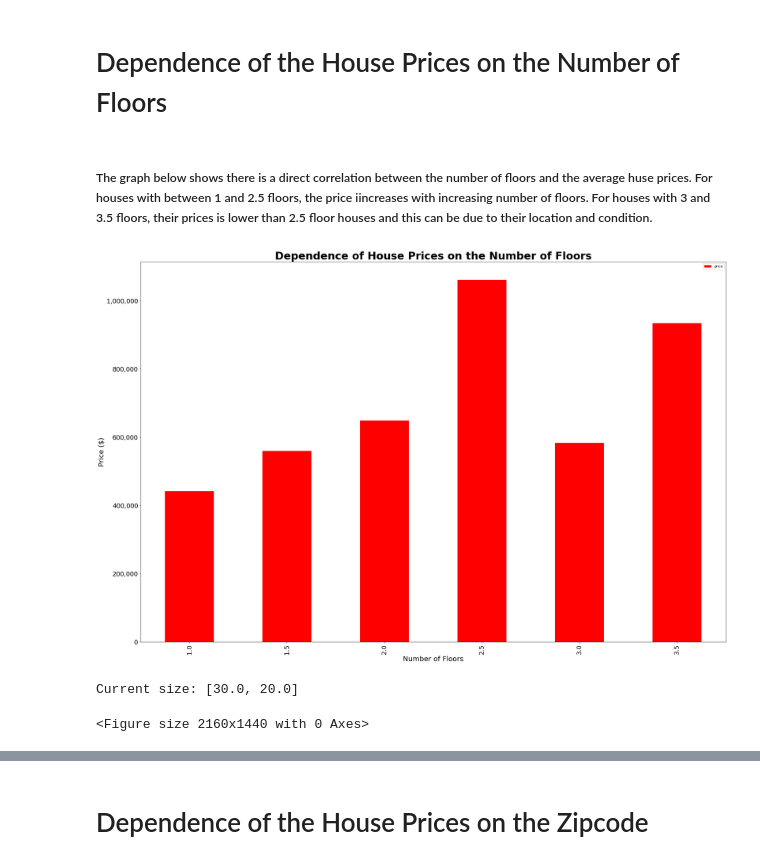
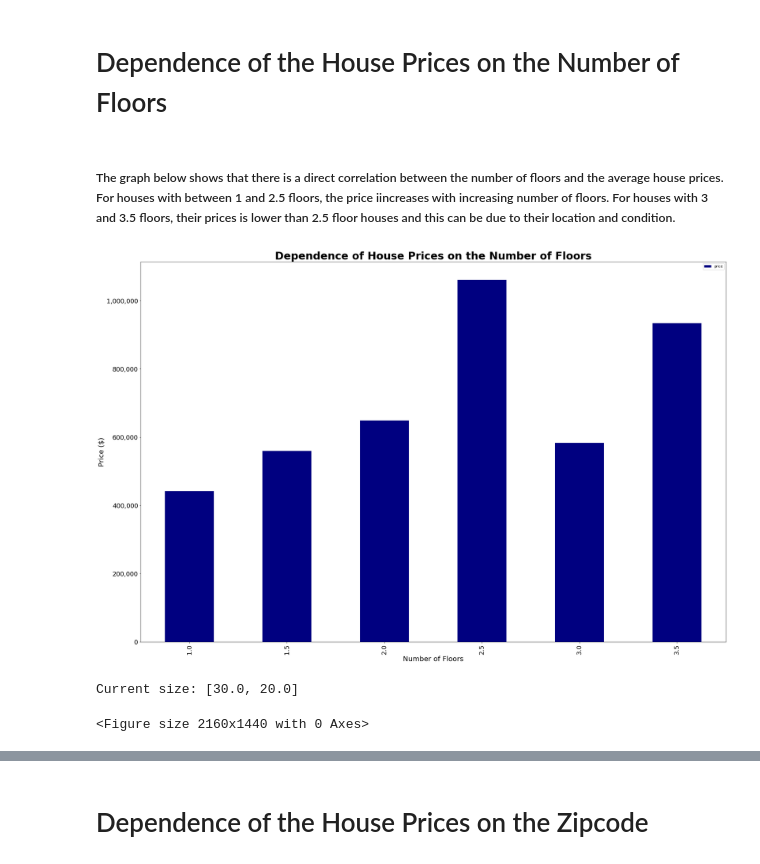
Before and after one commit to kavehamini/Impact_of_weather_on_home_sales, a Jupyter notebook: The Project/weathervshomesales.ipynb, the cells around one changed output, grey strips where cells are left out. Drawn from its saved outputs; the diff is of its cells as text; code cells hidden in the pictures.

```diff
--- a/The Project/weathervshomesales.ipynb
+++ b/The Project/weathervshomesales.ipynb
@@ -272,34 +272,34 @@ floordf
 # %% [markdown]
 # Dependence of the House Prices on the Number of Floors
 # %% [markdown]
-##### The graph below shows there is a direct correlation between the number of floors and the average huse prices. For houses with between 1 and 2.5 floors, the price iincreases with increasing number of floors. For houses with 3 and 3.5 floors, their prices is lower than 2.5 floor houses and this can be due to their location and condition.
+##### The graph below shows that there is a direct correlation between the number of floors and the average house prices. For houses with between 1 and 2.5 floors, the price iincreases with increasing number of floors. For houses with 3 and 3.5 floors, their prices is lower than 2.5 floor houses and this can be due to their location and condition.
 # %%
 #Plotting average house prices against the number of floors
-ax=floordf.plot(kind='bar', y='price', color='red')
+ax=floordf.plot(kind='bar', y='price', color='navy')
 x_lim = len(df.index)
 # Chart title
 plt.title("Dependence of House Prices on the Number of Floors", fontdict = {'fontsize': 30, 'fontweight': 'bold'})
 # x label
 plt.xlabel("Number of Floors", fontdict = {'fontsize': 20})
 # y label
 plt.ylabel('Price ($)', fontdict = {'fontsize': 20})
 # legend
 plt.tick_params(axis='x', labelsize=18)
 plt.tick_params(axis='y', labelsize=18)
 ax.yaxis.set_major_formatter(mpl.ticker.StrMethodFormatter('{x:,.0f}'))
 plt.show()
 fig_size = plt.rcParams["figure.figsize"]
 
 # Prints: [8.0, 6.0]
 print ("Current size:", fig_size)
 
 # Set figure width to 12 and height to 9
 fig_size[0] = 30
 fig_size[1] = 20
 plt.rcParams["figure.figsize"] = fig_size
 plt.savefig('housepricesvssqrftfloors.png')
 # %% [output]
-[figure, old version]
+[figure, new version]
 Current size: [30.0, 20.0]
 <Figure size 2160x1440 with 0 Axes>
 # %%
```
Also changed, not shown: parts of 13 cells of this notebook.
